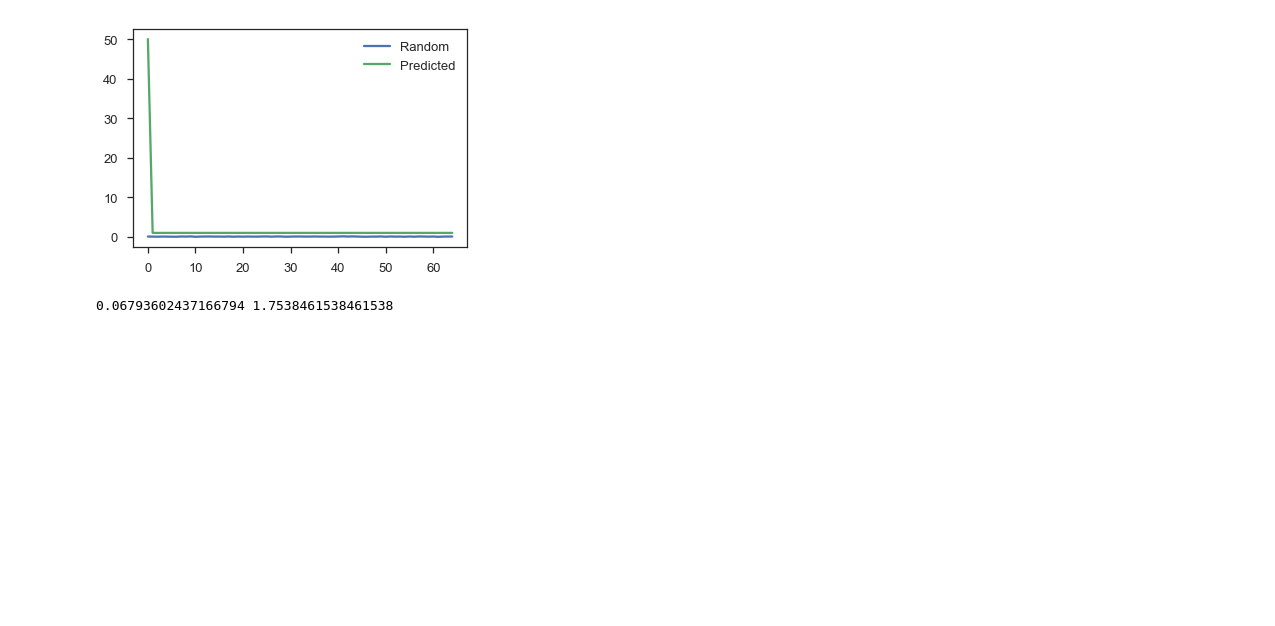
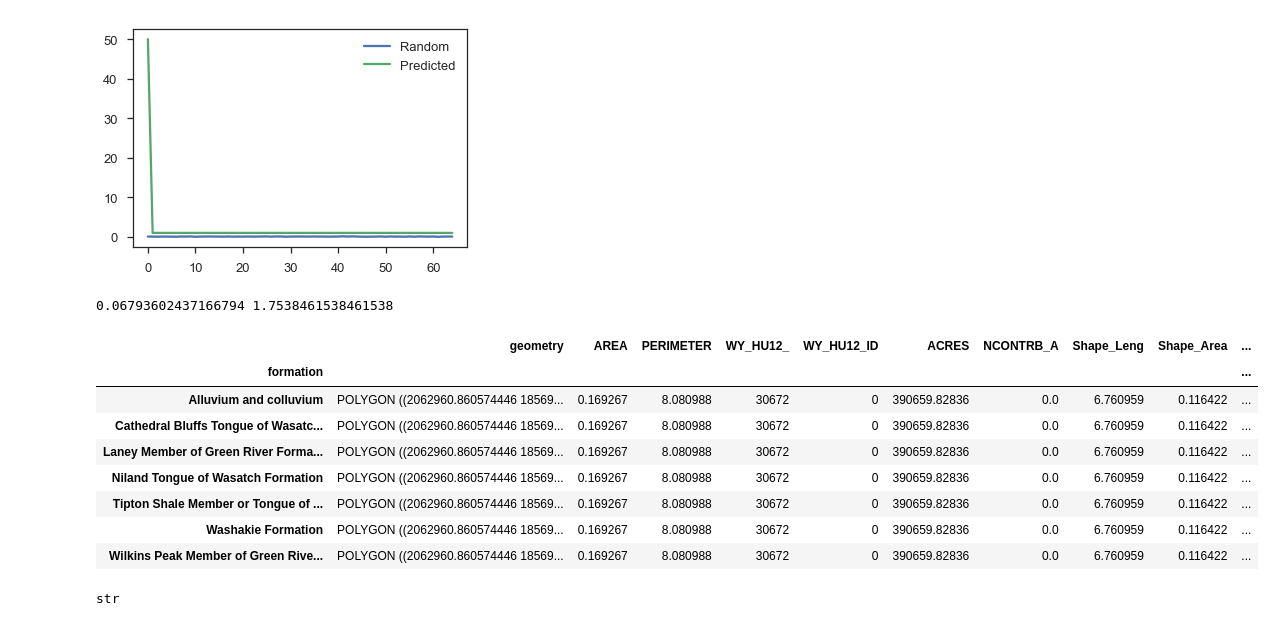
Before and after one commit to jessepisel/criticalandstrategic, a Jupyter notebook: Prediction validation.ipynb, the cells around one changed output. Saved outputs shown, nothing was run; the diff lists cells and outputs as text; code cells hidden in the pictures; blank space fills up the shorter version.

Commit message:
predicting formations

```diff
--- a/Prediction validation.ipynb
+++ b/Prediction validation.ipynb
@@ -184,3 +184,19 @@ print(np.mean(randomelementAccuracy), np.mean(elementAccuracy))
 0.06793602437166794 1.7538461538461538
 # %%
 #df.to_csv(r'J:\Geology\WSGS\Projects\Critical Minerals\accuracy_50percent_probability_huc12.csv')
+# %%
+CaptainHucstable[(CaptainHucstable['HUC_12']=='140401090206') & (CaptainHucstable['prob']>0.9)].dissolve(by='formation', aggfunc='sum')
+# %% [output]
+|  | geometry | AREA | PERIMETER | WY_HU12_ | WY_HU12_ID | ACRES | NCONTRB_A | Shape_Leng | Shape_Area | ... |
+| formation |  |  |  |  |  |  |  |  |  | ... |
+| Alluvium and colluvium | POLYGON ((2062960.860574446 18569... | 0.169267 | 8.080988 | 30672 | 0 | 390659.82836 | 0.0 | 6.760959 | 0.116422 | ... |
+| Cathedral Bluffs Tongue of Wasatc... | POLYGON ((2062960.860574446 18569... | 0.169267 | 8.080988 | 30672 | 0 | 390659.82836 | 0.0 | 6.760959 | 0.116422 | ... |
+| Laney Member of Green River Forma... | POLYGON ((2062960.860574446 18569... | 0.169267 | 8.080988 | 30672 | 0 | 390659.82836 | 0.0 | 6.760959 | 0.116422 | ... |
+| Niland Tongue of Wasatch Formation | POLYGON ((2062960.860574446 18569... | 0.169267 | 8.080988 | 30672 | 0 | 390659.82836 | 0.0 | 6.760959 | 0.116422 | ... |
+| Tipton Shale Member or Tongue of ... | POLYGON ((2062960.860574446 18569... | 0.169267 | 8.080988 | 30672 | 0 | 390659.82836 | 0.0 | 6.760959 | 0.116422 | ... |
+| Washakie Formation | POLYGON ((2062960.860574446 18569... | 0.169267 | 8.080988 | 30672 | 0 | 390659.82836 | 0.0 | 6.760959 | 0.116422 | ... |
+| Wilkins Peak Member of Green Rive... | POLYGON ((2062960.860574446 18569... | 0.169267 | 8.080988 | 30672 | 0 | 390659.82836 | 0.0 | 6.760959 | 0.116422 | ... |
+# %%
+type(CaptainHucstable.HUC_12[0])
+# %% [output]
+str
```
